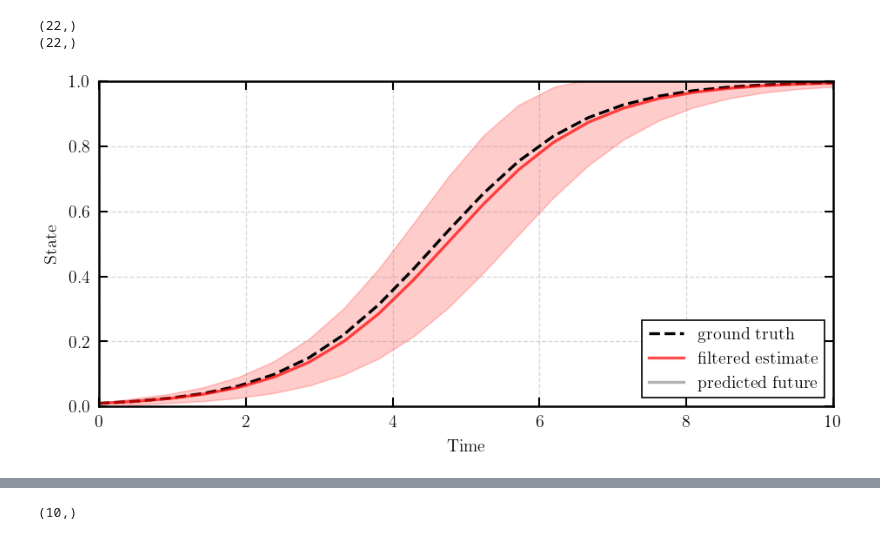
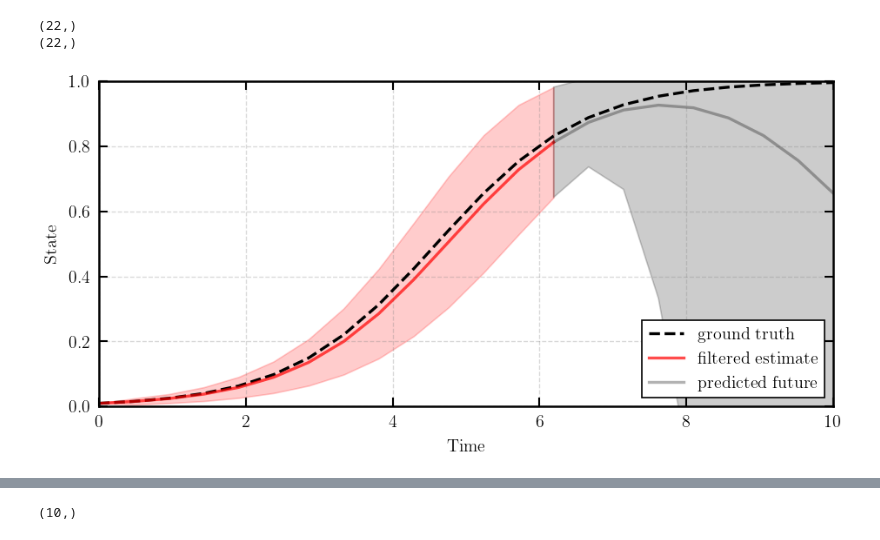
Before and after one commit to paufisch/ode_filters, a Jupyter notebook: diffeq_playground.ipynb, the cells around one changed output, grey strips where cells are left out. Cells and saved outputs as stored; diff of their text form; code cells hidden in the pictures.

```diff
--- a/diffeq_playground.ipynb
+++ b/diffeq_playground.ipynb
@@ -284,8 +284,8 @@ print(ts.shape)
 (22,)
 (22,)
 # %%
-step = N-1
+step = 13
 m_projected, P_projected, m_future_projected, P_future_projected = extended_kalman_filter(step, N, mu_0, Sigma_0, A_h, Q_h, R_h, z_sequence, g, jacobian_g)
 plot_kalman_filter(step, ts, m_projected, P_projected, m_future_projected, P_future_projected, x_exact(ts), x_lim=[0,10], y_lim = [0,1], loc_pos='lower right')
 # %% [output]
-[figure, old version]
+[figure, new version]
```
Also changed, not shown: parts of 8 cells of this notebook, 1 other file.
